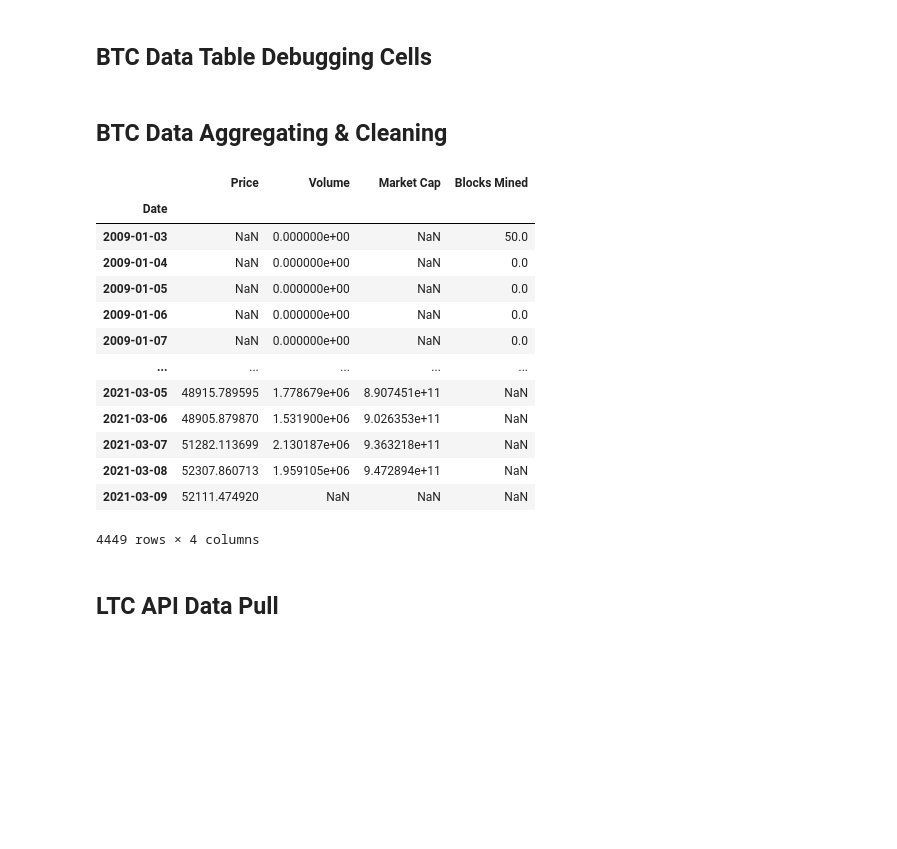
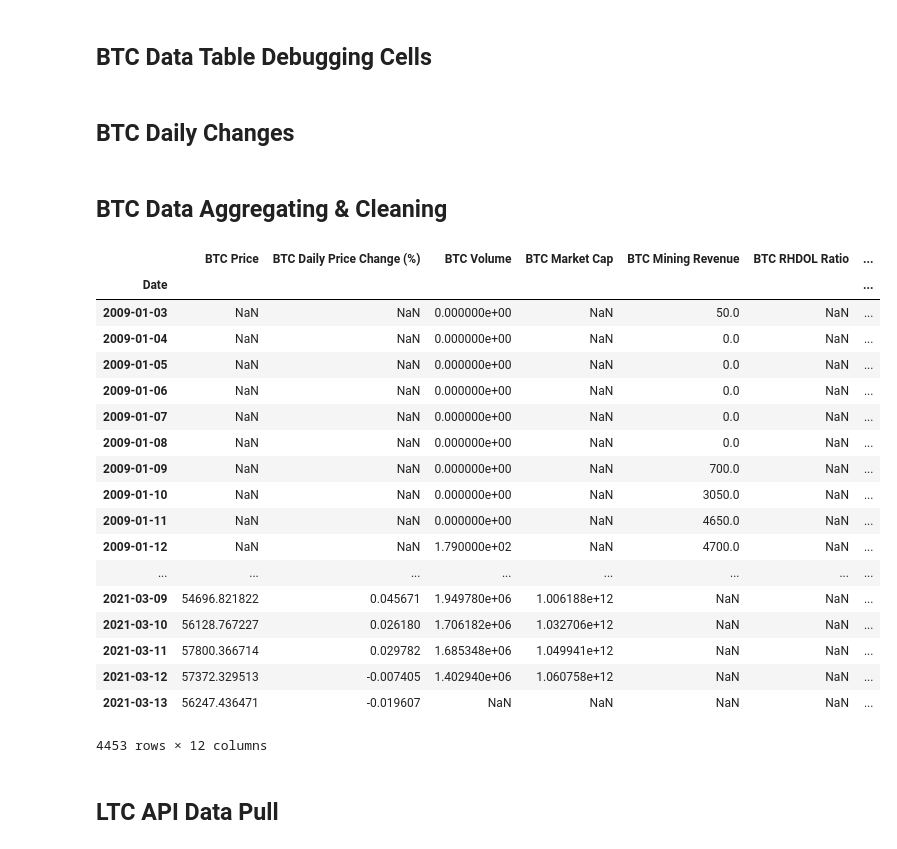
Before and after one commit to glensven/Cryptocurrency_Price_Correlations, a Jupyter notebook: Get_Glen_a_condo.ipynb, the cells around one changed output. Saved outputs shown, nothing was run; the diff lists cells and outputs as text; code cells hidden in the pictures; blank space fills up the shorter version.

Commit message:
combined data into 1 dataframe

```diff
--- a/Get_Glen_a_condo.ipynb
+++ b/Get_Glen_a_condo.ipynb
@@ -123,27 +241,51 @@ btc_mining_df.set_index('Date', inplace=True)
+# %% [markdown]
+## BTC Daily Changes
+# %%
+# Daily change in price column
+btc_daily_price_pct_change = btc_price_df.pct_change(1)
+btc_daily_price_pct_change.columns = ['BTC Daily Price Change (%)']
+
+# btc_daily_price_pct_change
 # %% [markdown]
 ## BTC Data Aggregating & Cleaning
 # %%
 # Define all the different data frames into a list
-btc_frames = [btc_price_df, btc_volume_df, btc_mkt_cap_df, btc_mining_df]
+btc_frames = [btc_price_df,
+              btc_daily_price_pct_change,
+              btc_volume_df,
+              btc_mkt_cap_df,
+              btc_mining_df,
+              btc_rhodl_df,
+              btc_supply_df,
+              btc_total_addresses_df,
+              btc_sending_addresses_df,
+              btc_receiving_addresses_df,
+              btc_active_addresses_df,
+              btc_transactions_df]
 
 # Concatenate all the dataframes into one
 btc_data = pd.concat(btc_frames, axis=1, join="outer", ignore_index=False)
 btc_data
 # %% [output]
-|  | Price | Volume | Market Cap | Blocks Mined |
-| Date |  |  |  |  |
-| 2009-01-03 | NaN | 0.000000e+00 | NaN | 50.0 |
-| 2009-01-04 | NaN | 0.000000e+00 | NaN | 0.0 |
-| 2009-01-05 | NaN | 0.000000e+00 | NaN | 0.0 |
-| 2009-01-06 | NaN | 0.000000e+00 | NaN | 0.0 |
-| 2009-01-07 | NaN | 0.000000e+00 | NaN | 0.0 |
-| ... | ... | ... | ... | ... |
-| 2021-03-05 | 48915.789595 | 1.778679e+06 | 8.907451e+11 | NaN |
-| 2021-03-06 | 48905.879870 | 1.531900e+06 | 9.026353e+11 | NaN |
-| 2021-03-07 | 51282.113699 | 2.130187e+06 | 9.363218e+11 | NaN |
-| 2021-03-08 | 52307.860713 | 1.959105e+06 | 9.472894e+11 | NaN |
-| 2021-03-09 | 52111.474920 | NaN | NaN | NaN |
+|  | BTC Price | BTC Daily Price Change (%) | BTC Volume | BTC Market Cap | BTC Mining Revenue | BTC RHDOL Ratio | ... |
+| Date |  |  |  |  |  |  | ... |
+| 2009-01-03 | NaN | NaN | 0.000000e+00 | NaN | 50.0 | NaN | ... |
+| 2009-01-04 | NaN | NaN | 0.000000e+00 | NaN | 0.0 | NaN | ... |
+| 2009-01-05 | NaN | NaN | 0.000000e+00 | NaN | 0.0 | NaN | ... |
+| 2009-01-06 | NaN | NaN | 0.000000e+00 | NaN | 0.0 | NaN | ... |
+| 2009-01-07 | NaN | NaN | 0.000000e+00 | NaN | 0.0 | NaN | ... |
+| 2009-01-08 | NaN | NaN | 0.000000e+00 | NaN | 0.0 | NaN | ... |
+| 2009-01-09 | NaN | NaN | 0.000000e+00 | NaN | 700.0 | NaN | ... |
+| 2009-01-10 | NaN | NaN | 0.000000e+00 | NaN | 3050.0 | NaN | ... |
+| 2009-01-11 | NaN | NaN | 0.000000e+00 | NaN | 4650.0 | NaN | ... |
+| 2009-01-12 | NaN | NaN | 1.790000e+02 | NaN | 4700.0 | NaN | ... |
+| ... | ... | ... | ... | ... | ... | ... | ... |
+| 2021-03-09 | 54696.821822 | 0.045671 | 1.949780e+06 | 1.006188e+12 | NaN | NaN | ... |
+| 2021-03-10 | 56128.767227 | 0.026180 | 1.706182e+06 | 1.032706e+12 | NaN | NaN | ... |
+| 2021-03-11 | 57800.366714 | 0.029782 | 1.685348e+06 | 1.049941e+12 | NaN | NaN | ... |
+| 2021-03-12 | 57372.329513 | -0.007405 | 1.402940e+06 | 1.060758e+12 | NaN | NaN | ... |
+| 2021-03-13 | 56247.436471 | -0.019607 | NaN | NaN | NaN | NaN | ... |
-4449 rows × 4 columns
+4453 rows × 12 columns
 # %% [markdown]
 ## LTC API Data Pull
 # %%
```
Also changed, not shown: parts of 51 cells of this notebook.
